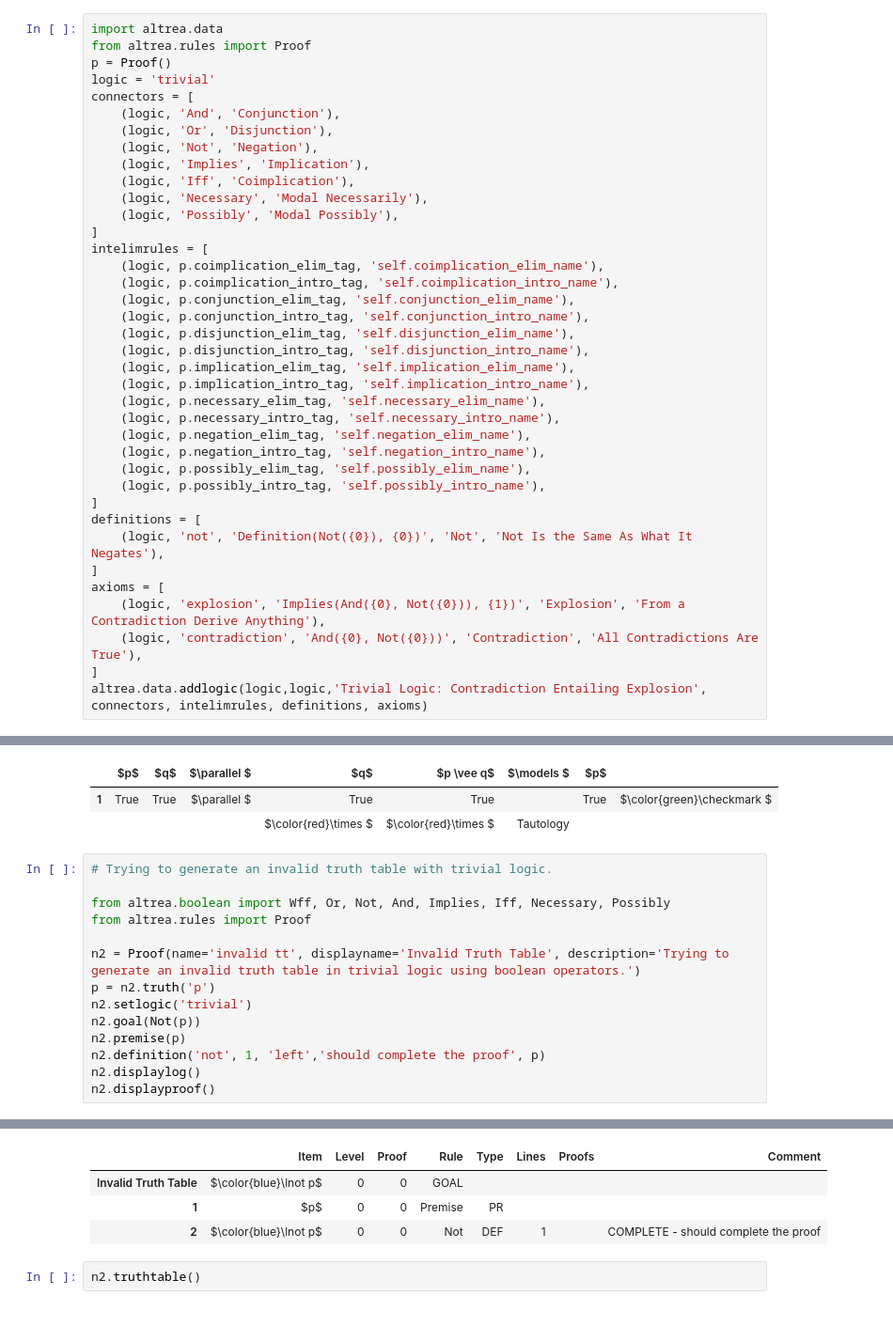
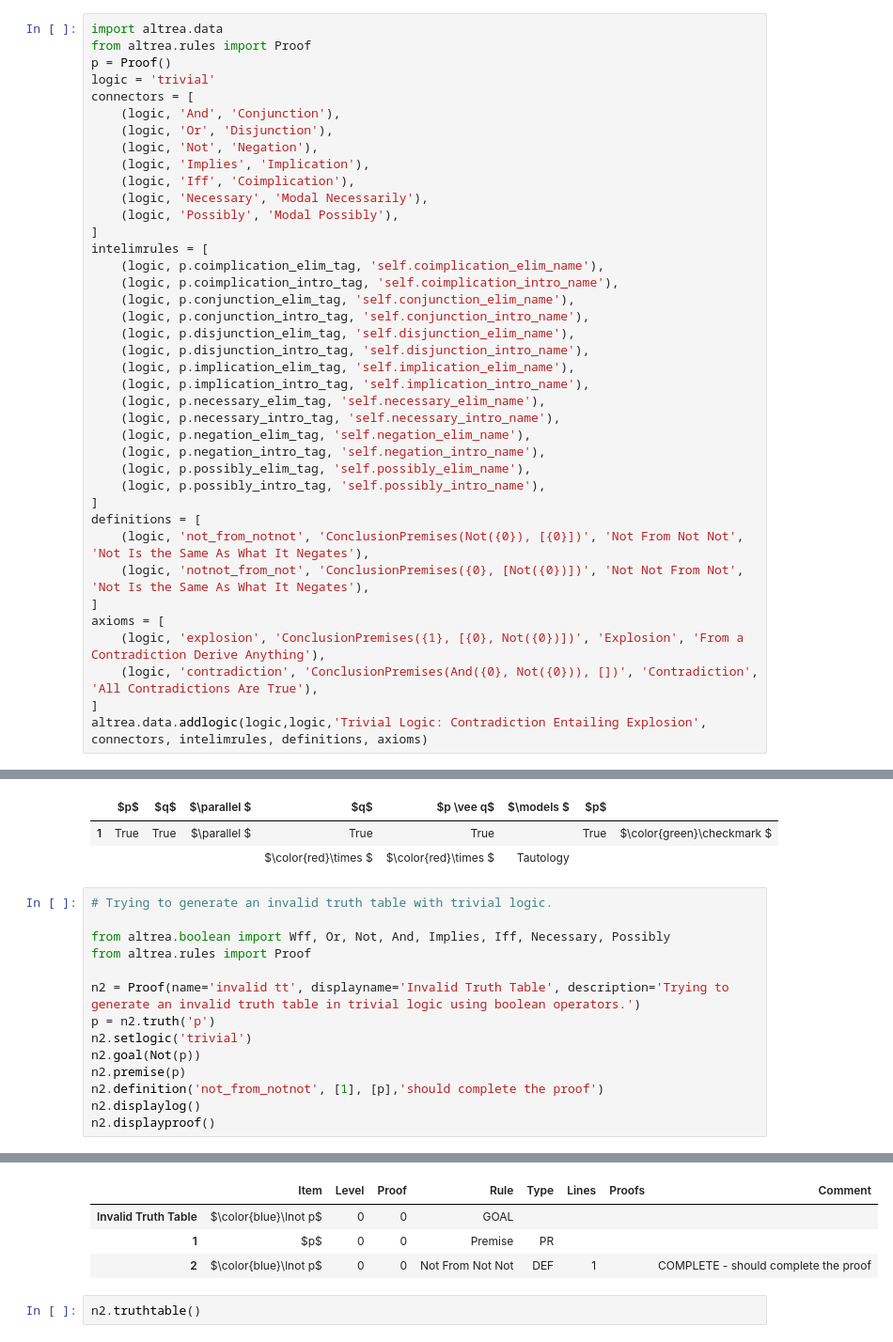
Before and after one commit to FrankHubeny/AltRea, a Jupyter notebook: trivial.ipynb, the cells around one changed output, grey strips where cells are left out. Shown at 94% size. Drawn from its saved outputs; the diff is of its cells as text.

```diff
--- a/trivial.ipynb
+++ b/trivial.ipynb
@@ -75,11 +75,12 @@ intelimrules = [
     (logic, p.possibly_intro_tag, 'self.possibly_intro_name'),
 ]
 definitions = [
-    (logic, 'not', 'Definition(Not({0}), {0})', 'Not', 'Not Is the Same As What It Negates'),
+    (logic, 'not_from_notnot', 'ConclusionPremises(Not({0}), [{0}])', 'Not From Not Not', 'Not Is the Same As What It Negates'),
+    (logic, 'notnot_from_not', 'ConclusionPremises({0}, [Not({0})])', 'Not Not From Not', 'Not Is the Same As What It Negates'),
 ]
 axioms = [
-    (logic, 'explosion', 'Implies(And({0}, Not({0})), {1})', 'Explosion', 'From a Contradiction Derive Anything'),
-    (logic, 'contradiction', 'And({0}, Not({0}))', 'Contradiction', 'All Contradictions Are True'),
+    (logic, 'explosion', 'ConclusionPremises({1}, [{0}, Not({0})])', 'Explosion', 'From a Contradiction Derive Anything'),
+    (logic, 'contradiction', 'ConclusionPremises(And({0}, Not({0})), [])', 'Contradiction', 'All Contradictions Are True'),
 ]
 altrea.data.addlogic(logic,logic,'Trivial Logic: Contradiction Entailing Explosion', connectors, intelimrules, definitions, axioms)
 # %% [output]
@@ -280,7 +296,7 @@ p = n2.truth('p')
 n2.setlogic('trivial')
 n2.goal(Not(p))
 n2.premise(p)
-n2.definition('not', 1, 'left','should complete the proof', p)
+n2.definition('not_from_notnot', [1], [p],'should complete the proof')
 n2.displaylog()
 n2.displayproof()
 # %% [output]
@@ -293,7 +311,7 @@ n2.displayproof()
 |  | Item | Level | Proof | Rule | Type | Lines | Proofs | Comment |
 | Invalid Truth Table | $\color{blue}\lnot p$ | 0 | 0 | GOAL |  |  |  |  |
 | 1 | $p$ | 0 | 0 | Premise | PR |  |  |  |
-| 2 | $\color{blue}\lnot p$ | 0 | 0 | Not | DEF | 1 |  | COMPLETE - should complete the proof |
+| 2 | $\color{blue}\lnot p$ | 0 | 0 | Not From Not Not | DEF | 1 |  | COMPLETE - should complete the proof |
 # %%
 n2.truthtable()
 # %% [output]
```
Also changed, not shown: parts of 17 cells of this notebook, 6 other files.
